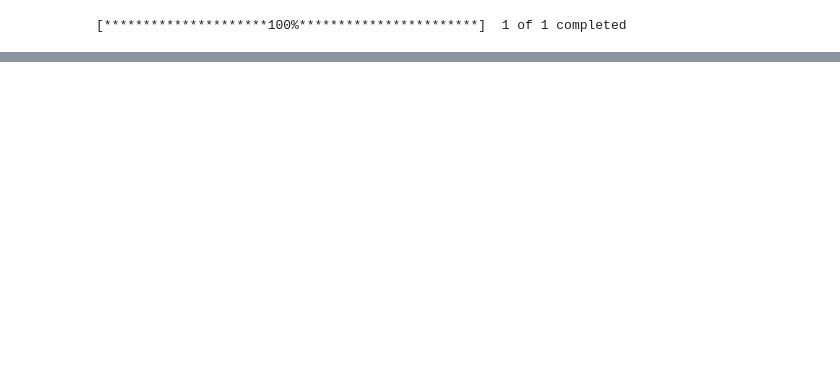
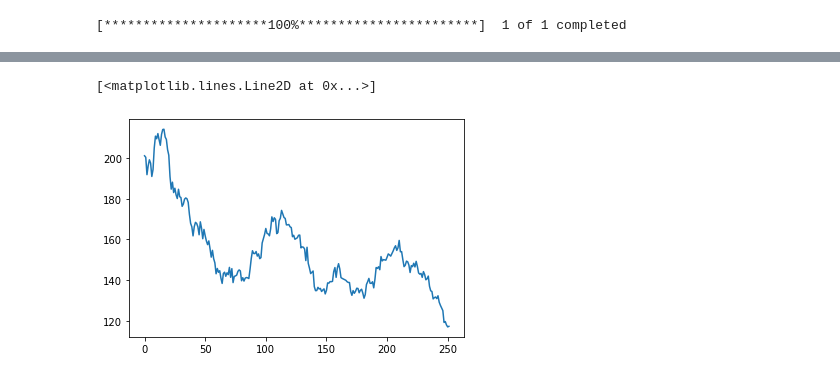
Before and after one commit to sarthakg9/monte-carlo-stock, a Jupyter notebook: Stock prediction.ipynb, the cells around one changed output, grey strips where cells are left out. Saved outputs shown, nothing was run; the diff lists cells and outputs as text; code cells hidden in the pictures; blank space fills up the shorter version.

```diff
--- a/Stock prediction.ipynb
+++ b/Stock prediction.ipynb
@@ -14,0 +30,5 @@ np.random.normal(mu, sigma)
+# %%
+plt.plot(sim_prices)
+# %% [output]
+[<matplotlib.lines.Line2D at 0x...>]
+[figure, added]
```
Also changed, not shown: parts of 9 cells of this notebook, 1 other file.
